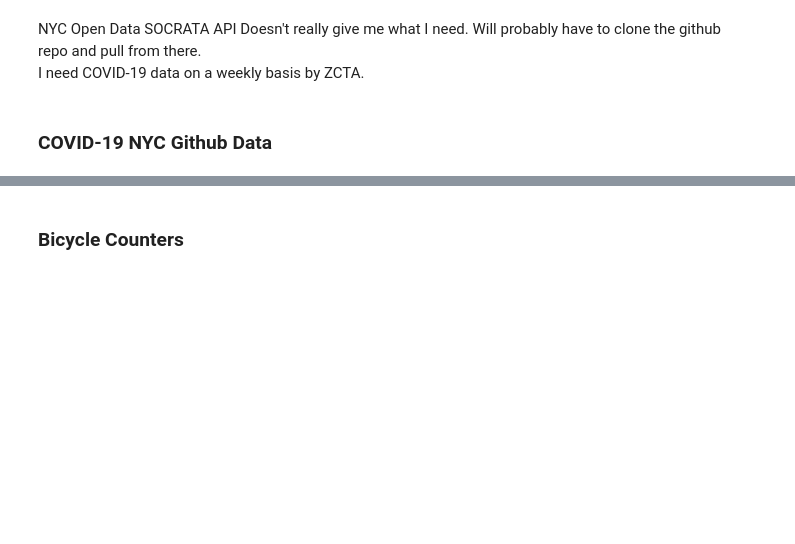
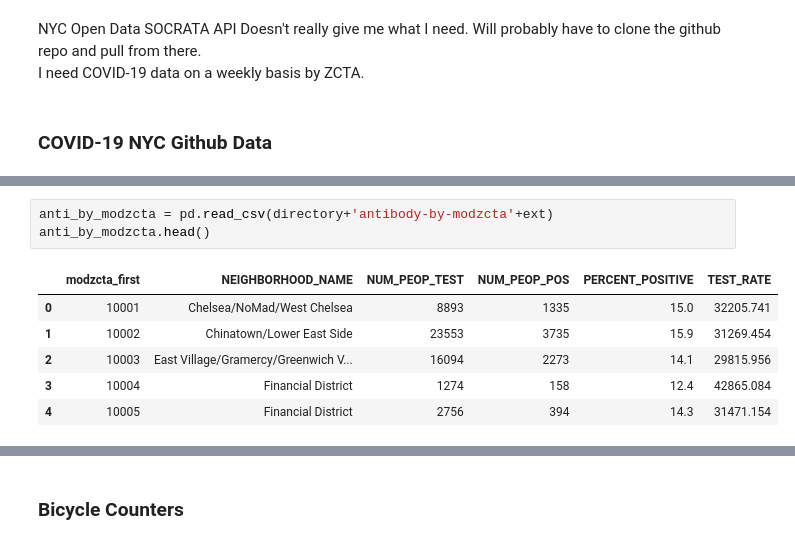
Before and after one commit to justinm0rgan/nyc-bike, a Jupyter notebook: data_gathering.ipynb, the cells around one changed output, grey strips where cells are left out. Drawn from its saved outputs; the diff is of its cells as text; blank space fills up the shorter version.

```diff
--- a/data_gathering.ipynb
+++ b/data_gathering.ipynb
@@ -157,0 +115,10 @@ name
+# %%
+anti_by_modzcta = pd.read_csv(directory+'antibody-by-modzcta'+ext)
+anti_by_modzcta.head()
+# %% [output]
+|  | modzcta_first | NEIGHBORHOOD_NAME | NUM_PEOP_TEST | NUM_PEOP_POS | PERCENT_POSITIVE | TEST_RATE |
+| 0 | 10001 | Chelsea/NoMad/West Chelsea | 8893 | 1335 | 15.0 | 32205.741 |
+| 1 | 10002 | Chinatown/Lower East Side | 23553 | 3735 | 15.9 | 31269.454 |
+| 2 | 10003 | East Village/Gramercy/Greenwich V... | 16094 | 2273 | 14.1 | 29815.956 |
+| 3 | 10004 | Financial District | 1274 | 158 | 12.4 | 42865.084 |
+| 4 | 10005 | Financial District | 2756 | 394 | 14.3 | 31471.154 |
```
Also changed, not shown: parts of 16 cells of this notebook.
